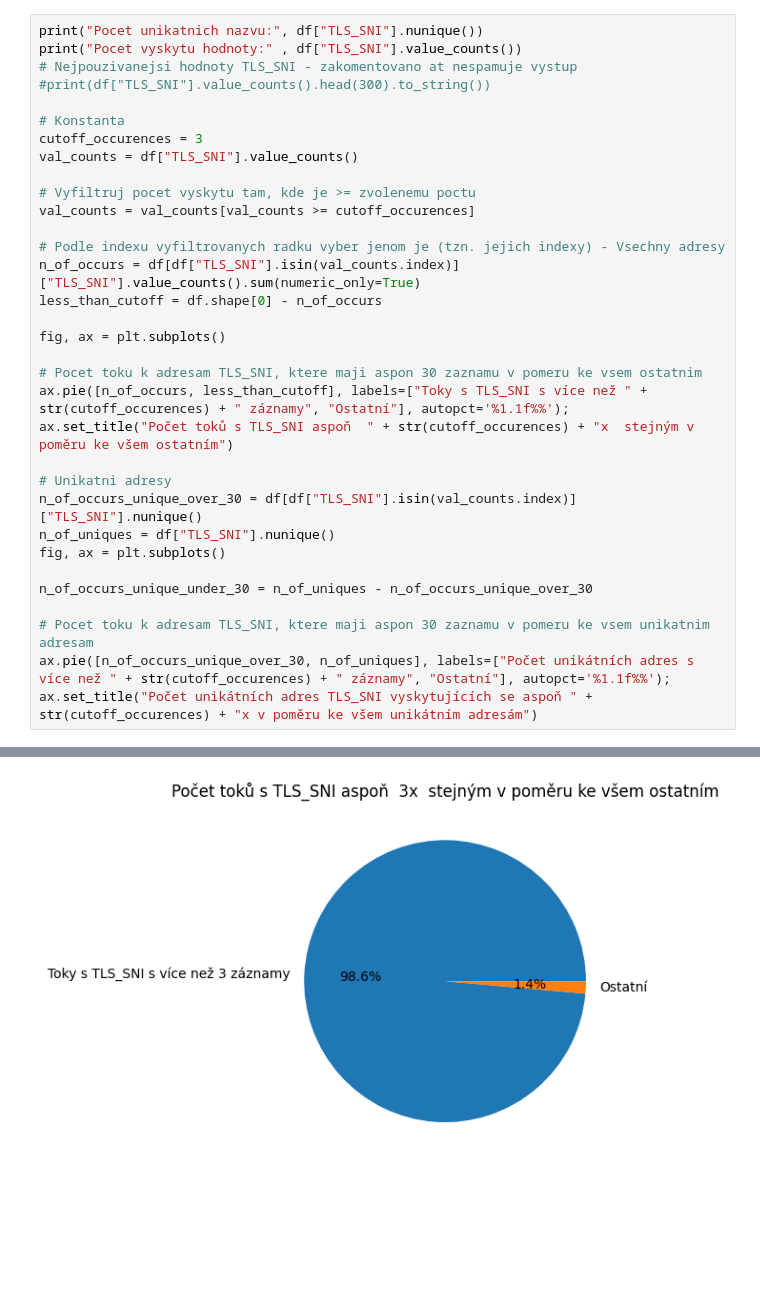
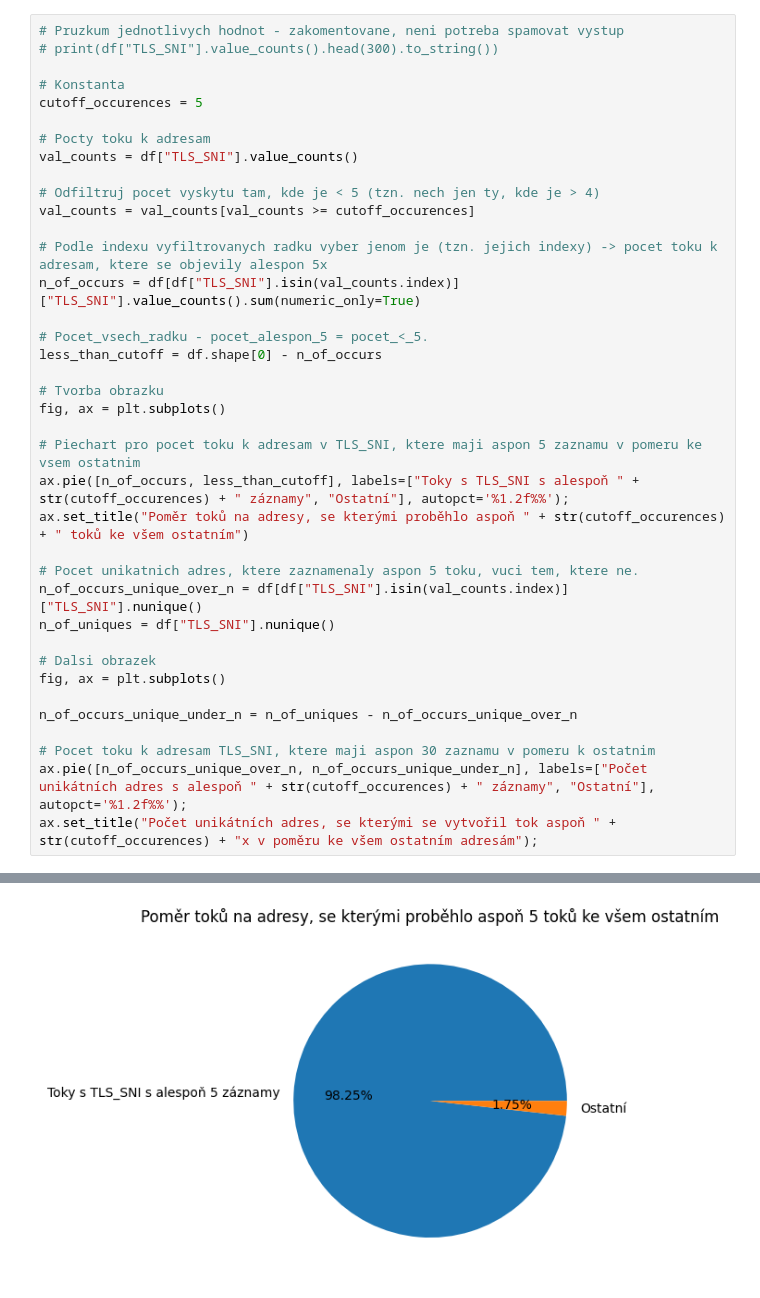
Before and after one commit to Aenariss/pds-projekt, a Jupyter notebook: analysis.ipynb, the cells around one changed output, grey strips where cells are left out. Saved outputs shown, nothing was run; the diff lists cells and outputs as text; blank space fills up the shorter version.

```diff
--- a/analysis.ipynb
+++ b/analysis.ipynb
@@ -39,34 +130,39 @@ Nejprve se zaměřím na sloupec TLS_SNI, který určuje název serveru z pohled
 # %%
-print("Pocet unikatnich nazvu:", df["TLS_SNI"].nunique())
-print("Pocet vyskytu hodnoty:" , df["TLS_SNI"].value_counts())
-# Nejpouzivanejsi hodnoty TLS_SNI - zakomentovano at nespamuje vystup
-#print(df["TLS_SNI"].value_counts().head(300).to_string())
+# Pruzkum jednotlivych hodnot - zakomentovane, neni potreba spamovat vystup
+# print(df["TLS_SNI"].value_counts().head(300).to_string())
 
 # Konstanta
-cutoff_occurences = 3
+cutoff_occurences = 5
+
+# Pocty toku k adresam
 val_counts = df["TLS_SNI"].value_counts()
 
-# Vyfiltruj pocet vyskytu tam, kde je >= zvolenemu poctu
+# Odfiltruj pocet vyskytu tam, kde je < 5 (tzn. nech jen ty, kde je > 4)
 val_counts = val_counts[val_counts >= cutoff_occurences]
 
-# Podle indexu vyfiltrovanych radku vyber jenom je (tzn. jejich indexy) - Vsechny adresy
+# Podle indexu vyfiltrovanych radku vyber jenom je (tzn. jejich indexy) -> pocet toku k adresam, ktere se objevily alespon 5x
 n_of_occurs = df[df["TLS_SNI"].isin(val_counts.index)]["TLS_SNI"].value_counts().sum(numeric_only=True)
+
+# Pocet_vsech_radku - pocet_alespon_5 = pocet_<_5.
 less_than_cutoff = df.shape[0] - n_of_occurs
 
+# Tvorba obrazku
 fig, ax = plt.subplots()
 
-# Pocet toku k adresam TLS_SNI, ktere maji aspon 30 zaznamu v pomeru ke vsem ostatnim
-ax.pie([n_of_occurs, less_than_cutoff], labels=["Toky s TLS_SNI s více než " + str(cutoff_occurences) + " záznamy", "Ostatní"], autopct='%1.1f%%');
-ax.set_title("Počet toků s TLS_SNI aspoň  " + str(cutoff_occurences) + "x  stejným v poměru ke všem ostatním")
+# Piechart pro pocet toku k adresam v TLS_SNI, ktere maji aspon 5 zaznamu v pomeru ke vsem ostatnim
+ax.pie([n_of_occurs, less_than_cutoff], labels=["Toky s TLS_SNI s alespoň " + str(cutoff_occurences) + " záznamy", "Ostatní"], autopct='%1.2f%%');
+ax.set_title("Poměr toků na adresy, se kterými proběhlo aspoň " + str(cutoff_occurences) + " toků ke všem ostatním")
 
-# Unikatni adresy
-n_of_occurs_unique_over_30 = df[df["TLS_SNI"].isin(val_counts.index)]["TLS_SNI"].nunique()
+# Pocet unikatnich adres, ktere zaznamenaly aspon 5 toku, vuci tem, ktere ne.
+n_of_occurs_unique_over_n = df[df["TLS_SNI"].isin(val_counts.index)]["TLS_SNI"].nunique()
 n_of_uniques = df["TLS_SNI"].nunique()
+
+# Dalsi obrazek
 fig, ax = plt.subplots()
 
-n_of_occurs_unique_under_30 = n_of_uniques - n_of_occurs_unique_over_30
+n_of_occurs_unique_under_n = n_of_uniques - n_of_occurs_unique_over_n
 
-# Pocet toku k adresam TLS_SNI, ktere maji aspon 30 zaznamu v pomeru ke vsem unikatnim adresam
-ax.pie([n_of_occurs_unique_over_30, n_of_uniques], labels=["Počet unikátních adres s více než " + str(cutoff_occurences) + " záznamy", "Ostatní"], autopct='%1.1f%%');
-ax.set_title("Počet unikátních adres TLS_SNI vyskytujících se aspoň " + str(cutoff_occurences) + "x v poměru ke všem unikátním adresám")
+# Pocet toku k adresam TLS_SNI, ktere maji aspon 30 zaznamu v pomeru k ostatnim
+ax.pie([n_of_occurs_unique_over_n, n_of_occurs_unique_under_n], labels=["Počet unikátních adres s alespoň " + str(cutoff_occurences) + " záznamy", "Ostatní"], autopct='%1.2f%%');
+ax.set_title("Počet unikátních adres, se kterými se vytvořil tok aspoň " + str(cutoff_occurences) + "x v poměru ke všem ostatním adresám");
 # %% [output]
@@ -88 +169 @@ Text(0.5, 1.0, 'Počet unikátních adres TLS_SNI vyskytujících se aspoň 3x v
-[figure, old version]
+[figure, new version]
```
Also changed, not shown: parts of 102 cells of this notebook.
